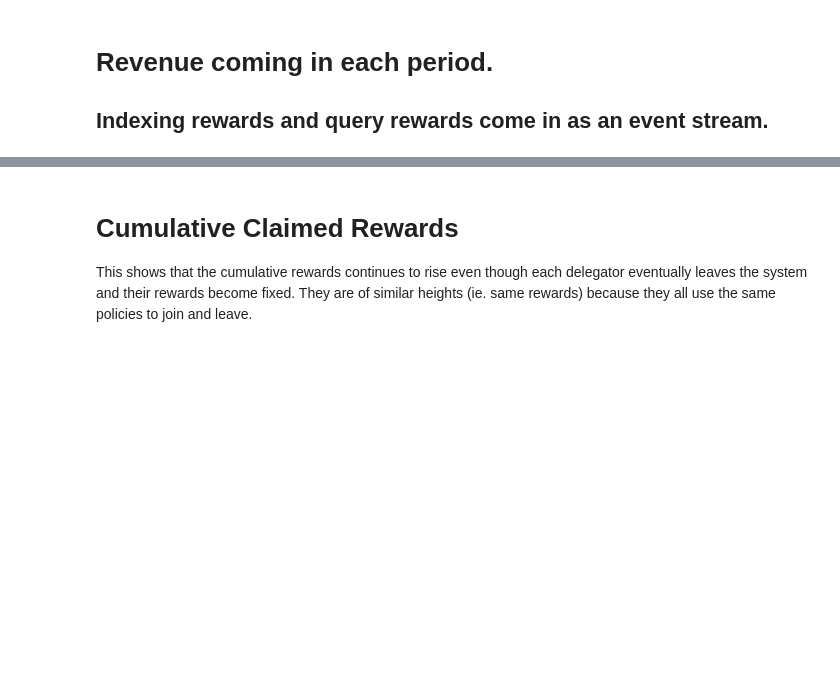
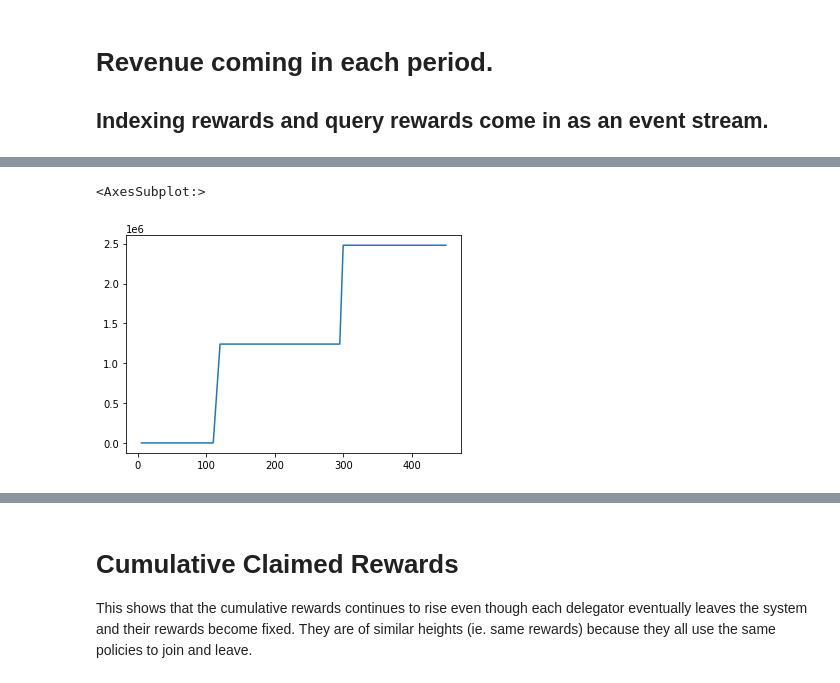
Before and after one commit to BlockScience/TheGraph, a Jupyter notebook: indexer_experiment.ipynb, the cells around one changed output, grey strips where cells are left out. Cells and saved outputs as stored; diff of their text form; code cells hidden in the pictures; blank space fills up the shorter version.

```diff
--- a/indexer_experiment.ipynb
+++ b/indexer_experiment.ipynb
@@ -83,0 +85,5 @@ time: 359 ms (started: 2021-08-03 09:08:23 -04:00)
+# %%
+df.indexing_revenue.astype(float).plot()
+# %% [output]
+<AxesSubplot:>
+[figure, added]
```
Also changed, not shown: parts of 20 cells of this notebook, 3 other files.
